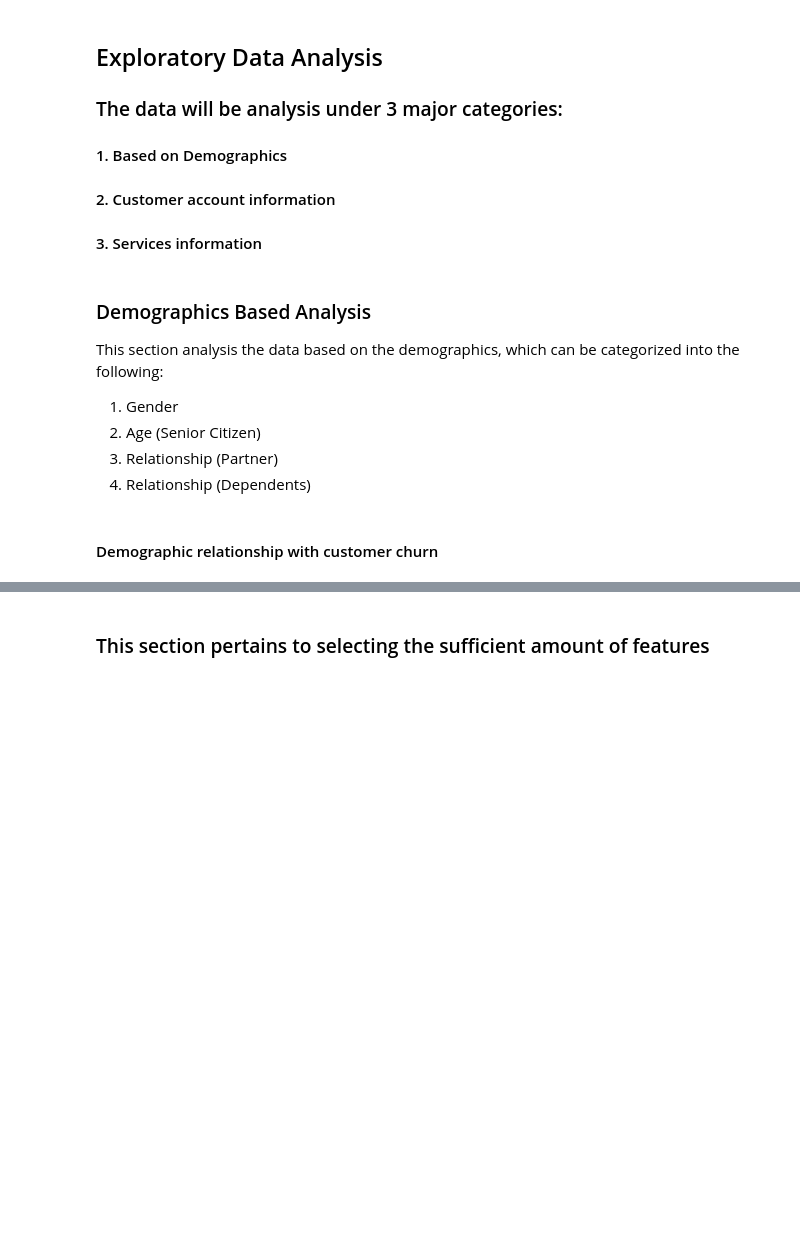
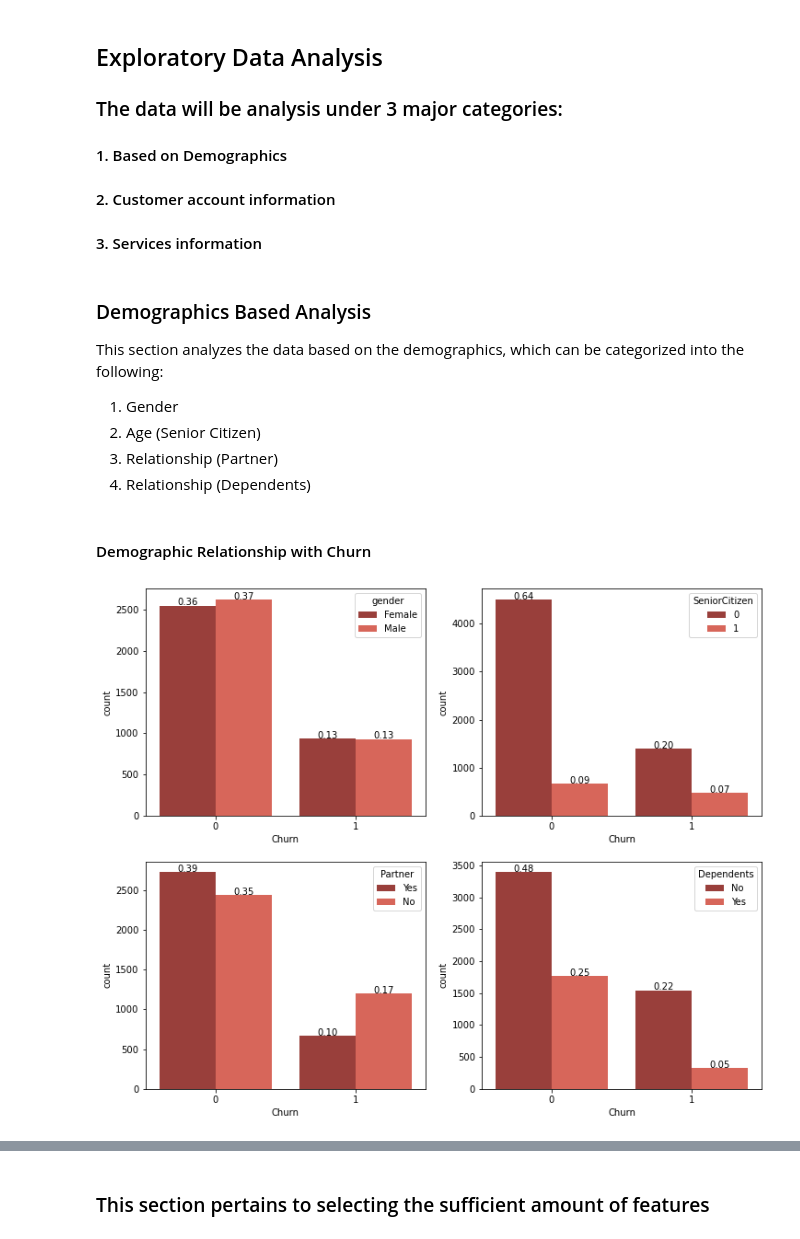
Before and after one commit to vvenkatesh-ML/Customer-Churn, a Jupyter notebook: Customer_Churn_Predictor.ipynb, the cells around one changed output, grey strips where cells are left out. Cells and saved outputs as stored; diff of their text form; code cells hidden in the pictures; blank space fills up the shorter version.

```diff
--- a/Customer_Churn_Predictor.ipynb
+++ b/Customer_Churn_Predictor.ipynb
@@ -94,10 +94,10 @@ correlation.plot(kind = 'bar')
 #### 3. Services information
 # %% [markdown]
 ### Demographics Based Analysis
-This section analysis the data based on the demographics, which can be categorized into the following:
+This section analyzes the data based on the demographics, which can be categorized into the following:
 1. Gender
 2. Age (Senior Citizen)
 3. Relationship (Partner)
 4. Relationship (Dependents)
 # %% [markdown]
-#### Demographic relationship with customer churn
+#### Demographic Relationship with Churn
@@ -105,0 +104,20 @@ figure, axes = plt.subplots(nrows=2, ncols=2,figsize=(12,10))
+# %%
+total = float(len(df))
+def add_text(total,plot):
+    for patch in plot.patches:
+        height = patch.get_height()
+        plot.text(patch.get_x() + patch.get_width()/2., height + 3, '{:1.2f}'.format(height/total), ha = 'center')
+
+figure, axes = plt.subplots(nrows=2, ncols=2,figsize=(15,10))
+
+gender_plot = sns.countplot(x = 'Churn', data = df, hue = 'gender', palette = 'Reds_d', ax = axes[0,0])
+age_plot = sns.countplot(x = 'Churn', data = df, hue = 'SeniorCitizen', palette = 'Reds_d', ax = axes[0,1])
+rel_partner_plot = sns.countplot(x = 'Churn', data = df, hue = 'Partner', palette = 'Reds_d', ax = axes[1,0])
+rel_dep_plot = sns.countplot(x = 'Churn', data = df, hue = 'Dependents', palette = 'Reds_d', ax = axes[1,1])
+
+add_text(total, gender_plot)
+add_text(total, age_plot)
+add_text(total, rel_partner_plot)
+add_text(total, rel_dep_plot)
+# %% [output]
+[figure, added]
```
Also changed, not shown: parts of 8 cells of this notebook.
